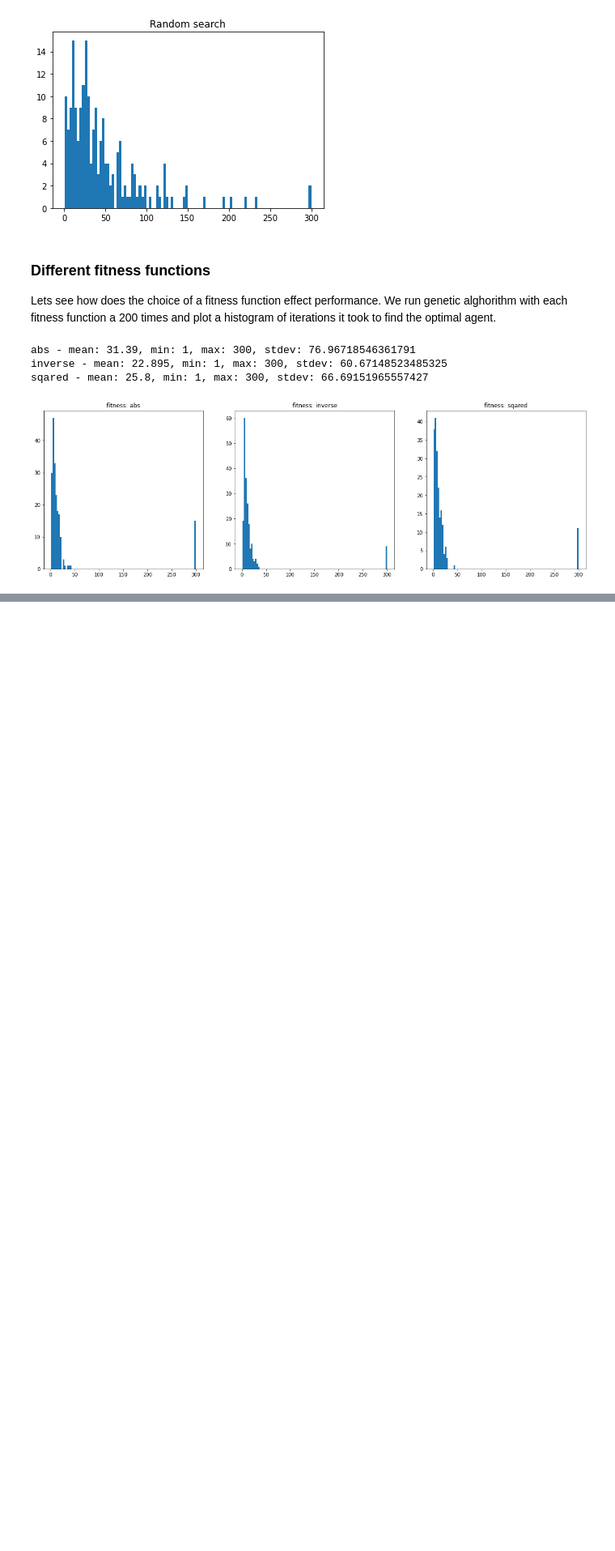
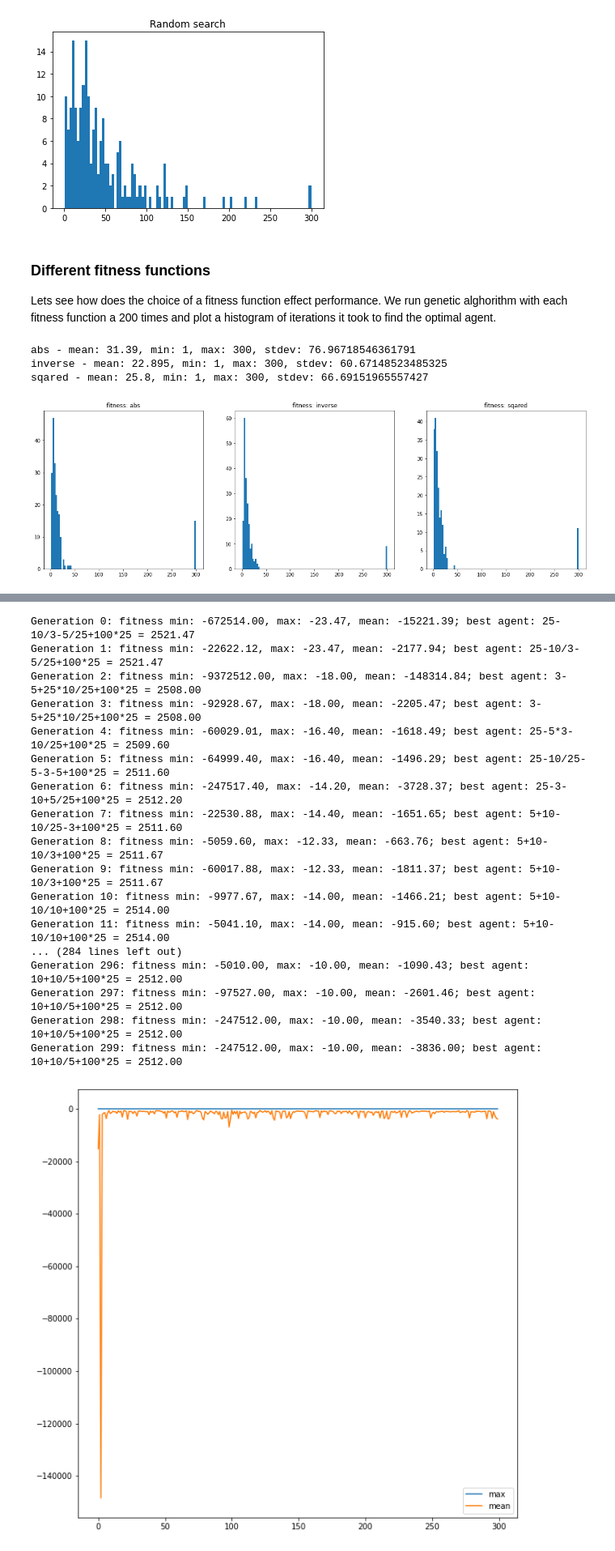
Before and after one commit to njezersek/Inteligent-Systems-assignment1, a Jupyter notebook: assignment.ipynb, the cells around one changed output, grey strips where cells are left out. Shown at 81% size. Saved outputs shown, nothing was run; the diff lists cells and outputs as text; code cells hidden in the pictures; blank space fills up the shorter version.

```diff
--- a/assignment.ipynb
+++ b/assignment.ipynb
@@ -394,0 +435,34 @@ sqared - mean: 25.8, min: 1, max: 300, stdev: 66.69151965557427
+# %%
+def fitness_length_2(agent):
+    return fitness_abs(agent) - len(agent)*2
+# %%
+population = [generate_agent() for _ in range(population_size)]
+_ = evolve(
+    population,
+    fitness_length_2,
+    select_best_agents,
+    crossover,
+    mutation,
+    fitness_threshold=-8,
+    mutation_probability=0.4, survival_probability=0.2, max_iterations=300,
+    verbose=True, keep_best=False, plot=True
+)
+# %% [output]
+Generation 0: fitness min: -672514.00, max: -23.47, mean: -15221.39; best agent: 25-10/3-5/25+100*25 = 2521.47
+Generation 1: fitness min: -22622.12, max: -23.47, mean: -2177.94; best agent: 25-10/3-5/25+100*25 = 2521.47
+Generation 2: fitness min: -9372512.00, max: -18.00, mean: -148314.84; best agent: 3-5+25*10/25+100*25 = 2508.00
+Generation 3: fitness min: -92928.67, max: -18.00, mean: -2205.47; best agent: 3-5+25*10/25+100*25 = 2508.00
+Generation 4: fitness min: -60029.01, max: -16.40, mean: -1618.49; best agent: 25-5*3-10/25+100*25 = 2509.60
+Generation 5: fitness min: -64999.40, max: -16.40, mean: -1496.29; best agent: 25-10/25-5-3-5+100*25 = 2511.60
+Generation 6: fitness min: -247517.40, max: -14.20, mean: -3728.37; best agent: 25-3-10+5/25+100*25 = 2512.20
+Generation 7: fitness min: -22530.88, max: -14.40, mean: -1651.65; best agent: 5+10-10/25-3+100*25 = 2511.60
+Generation 8: fitness min: -5059.60, max: -12.33, mean: -663.76; best agent: 5+10-10/3+100*25 = 2511.67
+Generation 9: fitness min: -60017.88, max: -12.33, mean: -1811.37; best agent: 5+10-10/3+100*25 = 2511.67
+Generation 10: fitness min: -9977.67, max: -14.00, mean: -1466.21; best agent: 5+10-10/10+100*25 = 2514.00
+Generation 11: fitness min: -5041.10, max: -14.00, mean: -915.60; best agent: 5+10-10/10+100*25 = 2514.00
+... (284 lines left out)
+Generation 296: fitness min: -5010.00, max: -10.00, mean: -1090.43; best agent: 10+10/5+100*25 = 2512.00
+Generation 297: fitness min: -97527.00, max: -10.00, mean: -2601.46; best agent: 10+10/5+100*25 = 2512.00
+Generation 298: fitness min: -247512.00, max: -10.00, mean: -3540.33; best agent: 10+10/5+100*25 = 2512.00
+Generation 299: fitness min: -247512.00, max: -10.00, mean: -3836.00; best agent: 10+10/5+100*25 = 2512.00
+[figure, added]
```
Also changed, not shown: parts of 6 cells of this notebook.
